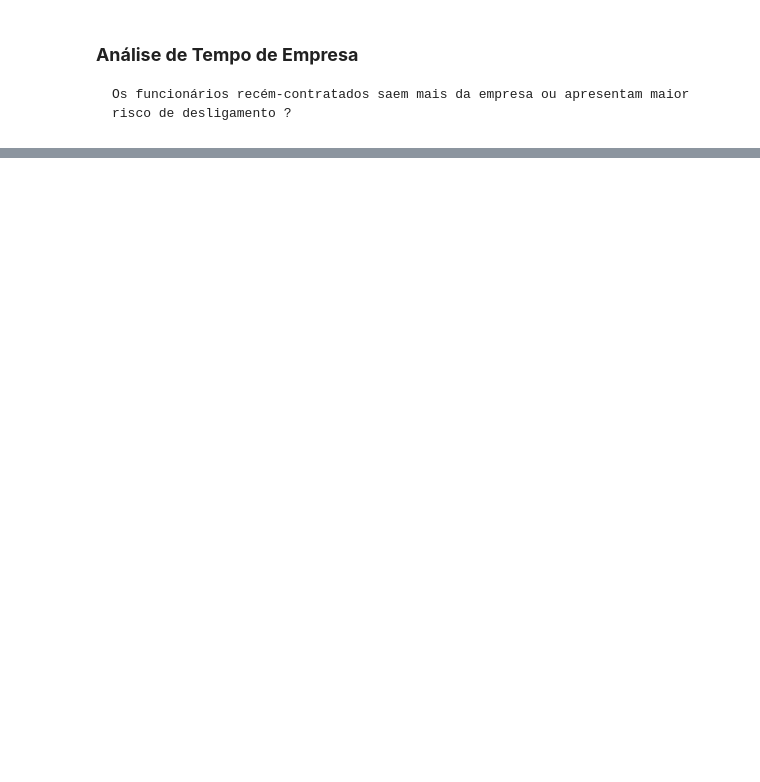
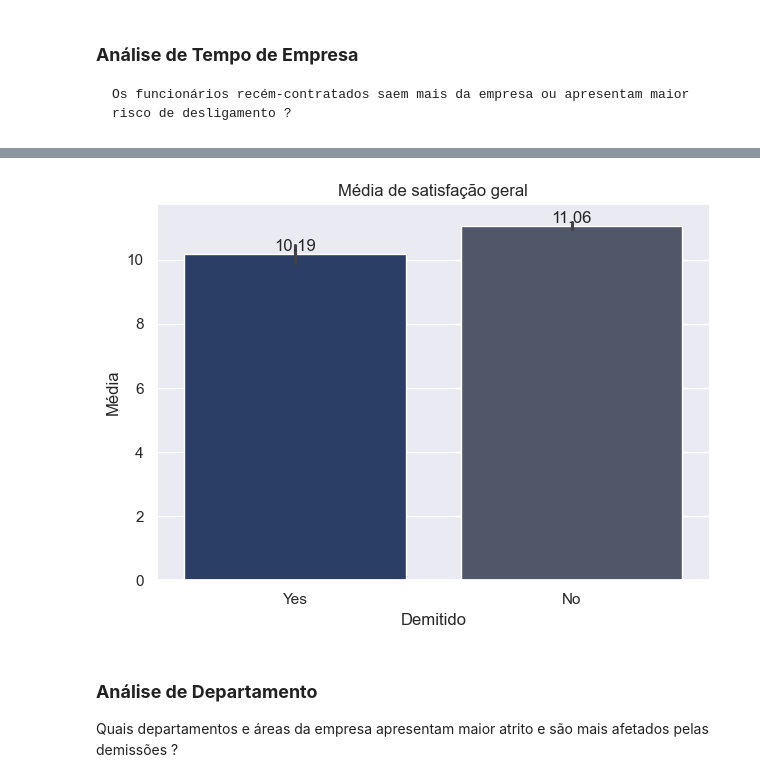
Before and after one commit to devigorll/analise_atrito, a Jupyter notebook: notebooks/03_diagnostico_estatistico_visual.ipynb, the cells around one changed output, grey strips where cells are left out. Cells and saved outputs as stored; diff of their text form; code cells hidden in the pictures; blank space fills up the shorter version.

```diff
--- a/notebooks/03_diagnostico_estatistico_visual.ipynb
+++ b/notebooks/03_diagnostico_estatistico_visual.ipynb
@@ -132,0 +153,20 @@ plt.show()
+# %%
+x = (df[df["Demitido"] == "Yes"]["Satisfação_geral"]).mean().round(2)
+y = (df[df["Demitido"] == "No"]["Satisfação_geral"]).mean().round(2)
+
+lista = [x, y]
+
+g = sns.barplot( data = df, x = "Demitido", y = "Satisfação_geral", estimator = "mean", hue = "Demitido")
+g.set_title("Média de satisfação geral")
+g.set_ylabel("Média")
+
+for container in g.containers:
+    g.bar_label(container, fmt = "%.2f")
+
+plt.tight_layout()
+plt.show()
+# %% [output]
+[figure, added]
+# %% [markdown]
+### **Análise de Departamento**
+Quais departamentos e áreas da empresa apresentam maior atrito e são mais afetados pelas demissões ?
```
Also changed, not shown: parts of 17 cells of this notebook, 2 other files.
